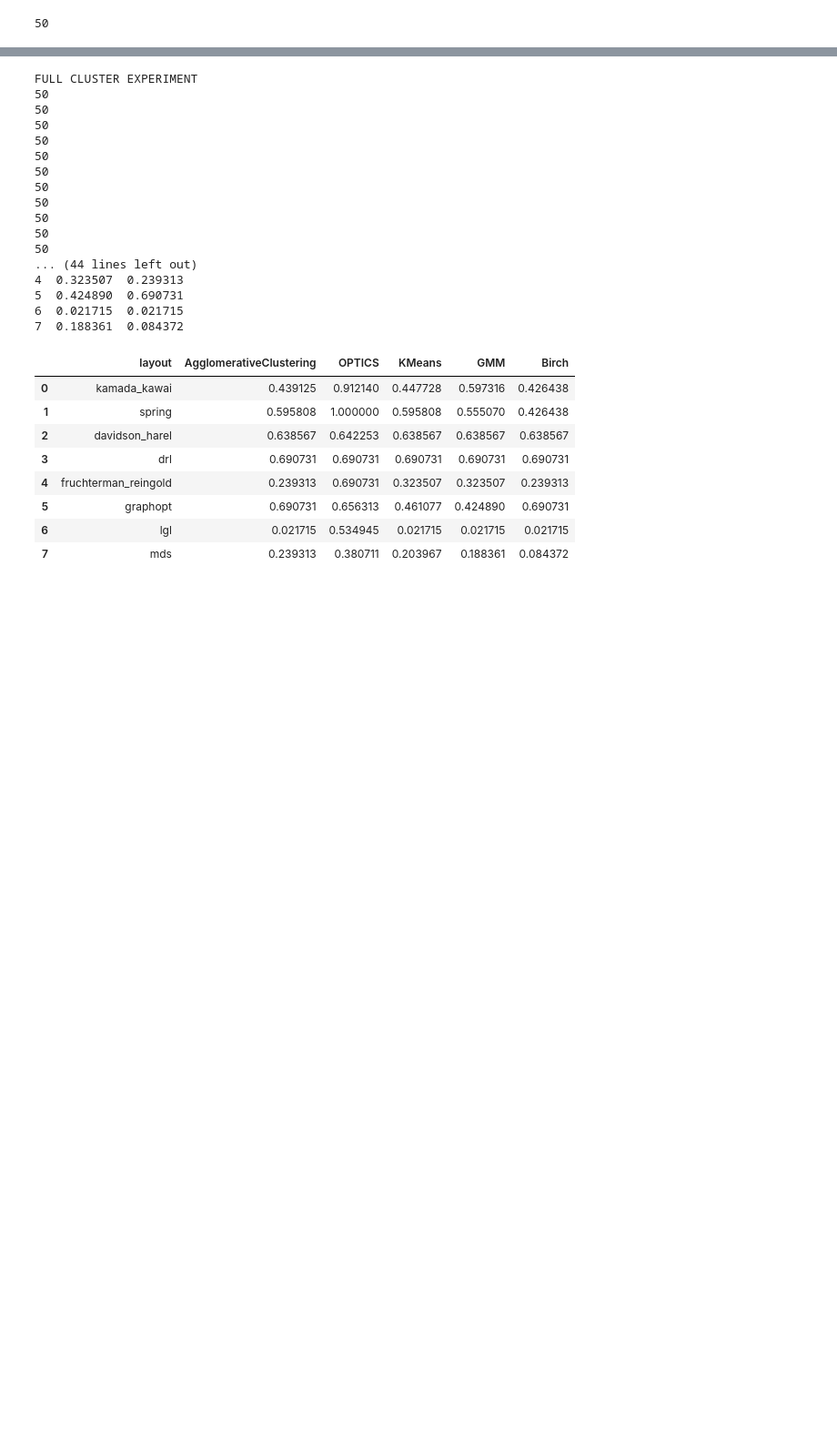
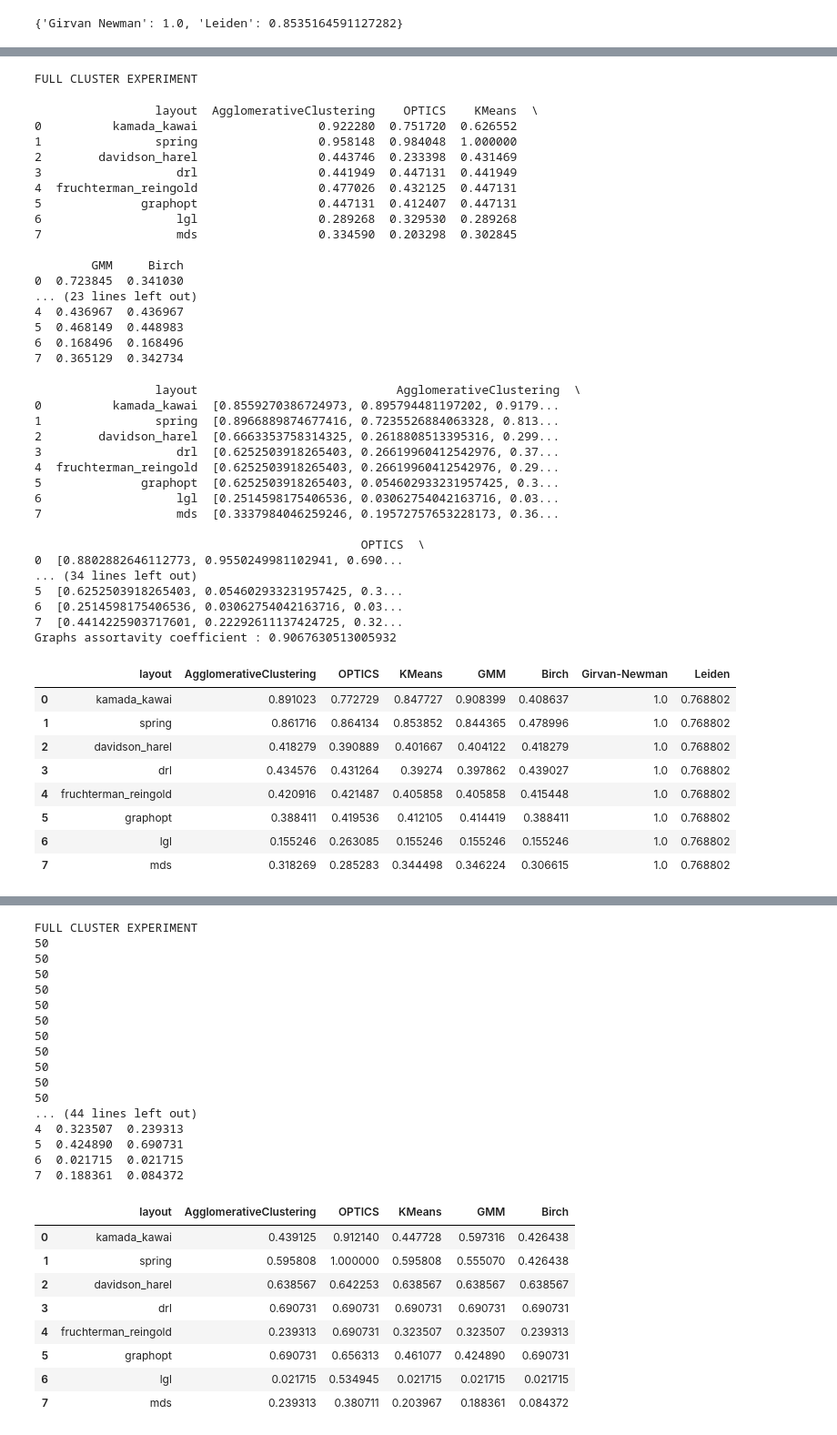
Before and after one commit to ARUMHC/Geometric-Properties-of-Graph-Visualization-Methods, a Jupyter notebook: code/ploting/plots_num_of_clusters.ipynb, the cells around one changed output, grey strips where cells are left out. Shown at 91% size. Cells and saved outputs as stored; diff of their text form; code cells hidden in the pictures; blank space fills up the shorter version.

Commit message:
add whole steady experiment data

```diff
--- a/code/plots_num_of_clusters.ipynb
+++ b/code/ploting/plots_num_of_clusters.ipynb
@@ -465,4 +37,7 @@ def calculate_scores_for_layout(G, true_labels, layout_name):
-# %%
-len(G)
-# %% [output]
-50
+# %%
+get_communities_scores_from_positions(G, true_labels)
+# %% [output]
+{'Girvan Newman': 1.0, 'Leiden': 0.8535164591127282}
+# %%
+steady_full_experiment(50, 5, .6, .01, k=5)
+# %% [output]
@@ -469,3 +101,47 @@ len(G)
+FULL CLUSTER EXPERIMENT
+                 layout  AgglomerativeClustering    OPTICS    KMeans  \
+0          kamada_kawai                 0.922280  0.751720  0.626552
+1                spring                 0.958148  0.984048  1.000000
+2        davidson_harel                 0.443746  0.233398  0.431469
+3                   drl                 0.441949  0.447131  0.441949
+4  fruchterman_reingold                 0.477026  0.432125  0.447131
+5              graphopt                 0.447131  0.412407  0.447131
+6                   lgl                 0.289268  0.329530  0.289268
+7                   mds                 0.334590  0.203298  0.302845
+
+        GMM     Birch
+0  0.723845  0.341030
+... (23 lines left out)
+4  0.436967  0.436967
+5  0.468149  0.448983
+6  0.168496  0.168496
+7  0.365129  0.342734
+                 layout                            AgglomerativeClustering  \
+0          kamada_kawai  [0.8559270386724973, 0.895794481197202, 0.9179...
+1                spring  [0.8966889874677416, 0.7235526884063328, 0.813...
+2        davidson_harel  [0.6663353758314325, 0.2618808513395316, 0.299...
+3                   drl  [0.6252503918265403, 0.26619960412542976, 0.37...
+4  fruchterman_reingold  [0.6252503918265403, 0.26619960412542976, 0.29...
+5              graphopt  [0.6252503918265403, 0.054602933231957425, 0.3...
+6                   lgl  [0.2514598175406536, 0.03062754042163716, 0.03...
+7                   mds  [0.3337984046259246, 0.19572757653228173, 0.36...
+
+                                              OPTICS  \
+0  [0.8802882646112773, 0.9550249981102941, 0.690...
+... (34 lines left out)
+5  [0.6252503918265403, 0.054602933231957425, 0.3...
+6  [0.2514598175406536, 0.03062754042163716, 0.03...
+7  [0.4414225903717601, 0.22292611137424725, 0.32...
+Graphs assortavity coefficient : 0.9067630513005932
+|  | layout | AgglomerativeClustering | OPTICS | KMeans | GMM | Birch | Girvan-Newman | Leiden |
+| 0 | kamada_kawai | 0.891023 | 0.772729 | 0.847727 | 0.908399 | 0.408637 | 1.0 | 0.768802 |
+| 1 | spring | 0.861716 | 0.864134 | 0.853852 | 0.844365 | 0.478996 | 1.0 | 0.768802 |
+| 2 | davidson_harel | 0.418279 | 0.390889 | 0.401667 | 0.404122 | 0.418279 | 1.0 | 0.768802 |
+| 3 | drl | 0.434576 | 0.431264 | 0.39274 | 0.397862 | 0.439027 | 1.0 | 0.768802 |
+| 4 | fruchterman_reingold | 0.420916 | 0.421487 | 0.405858 | 0.405858 | 0.415448 | 1.0 | 0.768802 |
+| 5 | graphopt | 0.388411 | 0.419536 | 0.412105 | 0.414419 | 0.388411 | 1.0 | 0.768802 |
+| 6 | lgl | 0.155246 | 0.263085 | 0.155246 | 0.155246 | 0.155246 | 1.0 | 0.768802 |
+| 7 | mds | 0.318269 | 0.285283 | 0.344498 | 0.346224 | 0.306615 | 1.0 | 0.768802 |
 # %%
 calculate_scores_for_layout(G, true_labels, 'graphopt')
 # %% [output]
```
Also changed, not shown: parts of 6 cells of this notebook, 16 other files.
